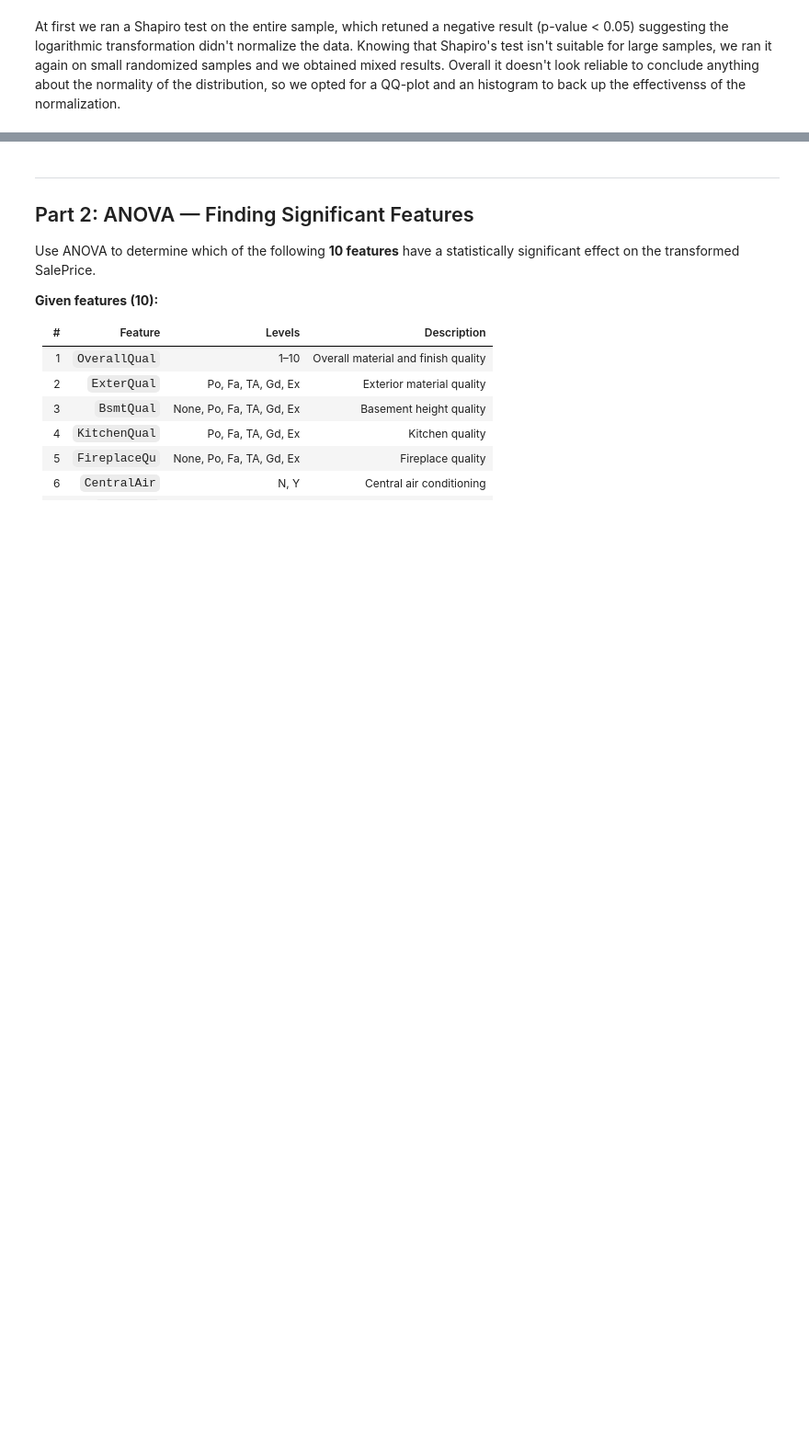
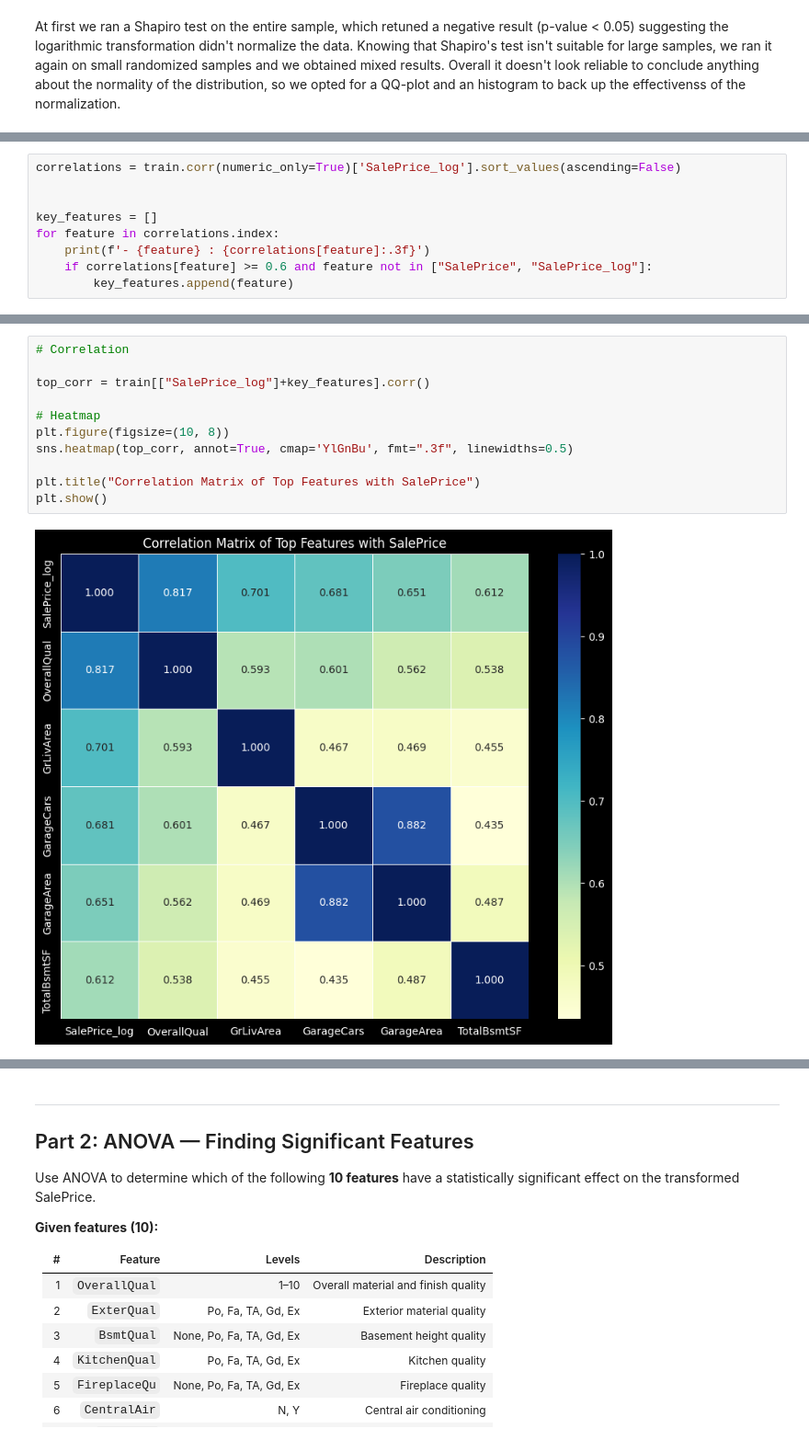
Before and after one commit to cpalescan/cstat, a Jupyter notebook: project_MAIN.ipynb, the cells around one changed output, grey strips where cells are left out. Shown at 92% size. Saved outputs shown, nothing was run; the diff lists cells and outputs as text; blank space fills up the shorter version.

```diff
--- a/project_MAIN.ipynb
+++ b/project_MAIN.ipynb
@@ -186,0 +304,9 @@ Overall it doesn't look reliable to conclude anything about the normality of the
+# %%
+correlations = train.corr(numeric_only=True)['SalePrice_log'].sort_values(ascending=False)
+
+
+key_features = []
+for feature in correlations.index:
+    print(f'- {feature} : {correlations[feature]:.3f}')
+    if correlations[feature] >= 0.6 and feature not in ["SalePrice", "SalePrice_log"]:
+        key_features.append(feature)
@@ -186,0 +347,13 @@ Overall it doesn't look reliable to conclude anything about the normality of the
+# %%
+# Correlation
+
+top_corr = train[["SalePrice_log"]+key_features].corr()
+
+# Heatmap
+plt.figure(figsize=(10, 8))
+sns.heatmap(top_corr, annot=True, cmap='YlGnBu', fmt=".3f", linewidths=0.5)
+
+plt.title("Correlation Matrix of Top Features with SalePrice")
+plt.show()
+# %% [output]
+[figure, added]
```
Also changed, not shown: parts of 17 cells of this notebook.
